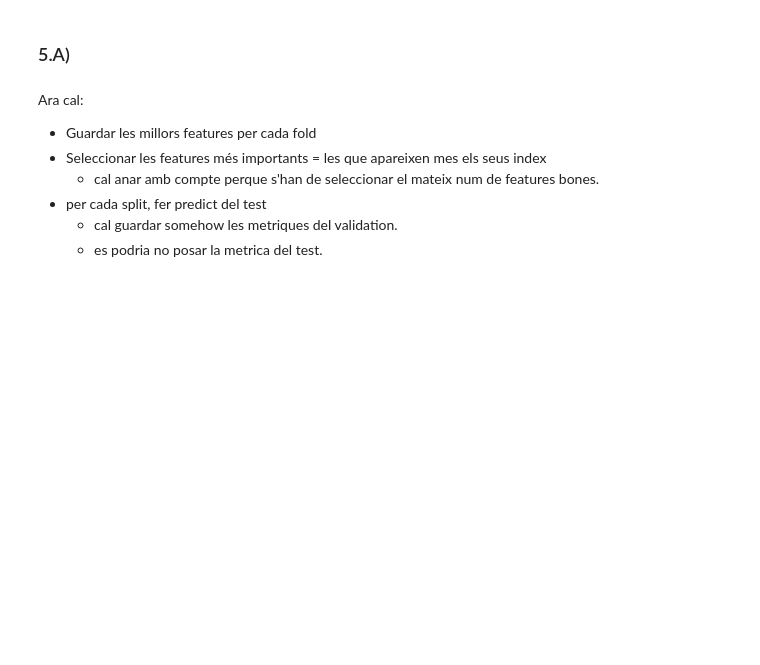
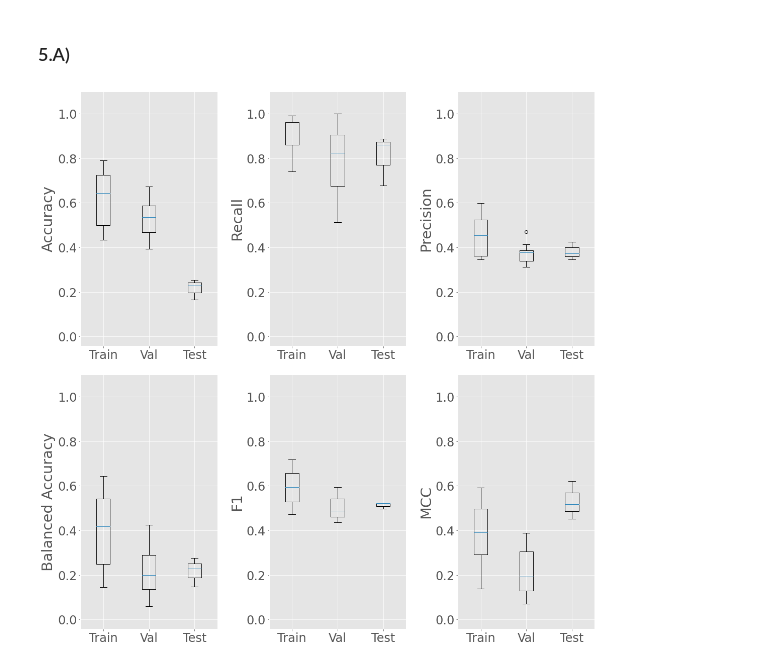
Before and after one commit to cescgina/drug_learning, a Jupyter notebook: drug_learning/2D_smaller_dataset/RDKit_Mordred_mix_small_dataset.ipynb, the cells around one changed output. Saved outputs shown, nothing was run; the diff lists cells and outputs as text; code cells hidden in the pictures; blank space fills up the shorter version.

```diff
--- a/drug_learning/2D_smaller_dataset/RDKit_Mordred_mix_small_dataset.ipynb
+++ b/drug_learning/2D_smaller_dataset/RDKit_Mordred_mix_small_dataset.ipynb
@@ -573,3 +624,7 @@ def plot_results_CV(MCCs_train, MCCs_val, accs_train, accs_val, recall_train, re
+# %%
+plot_results_split(MCCs_train_split, MCCs_val_split, accs_train_split, accs_val_split, recall_train_split, recall_val_split, precision_train_split, precision_val_split, F1_train_split, F1_val_split, balanced_acc_train_split, balanced_acc_val_split, MCCs_test_split, accs_test_split, recall_test_split, precision_test_split, F1_test_split, balanced_acc_test_split)
+# %% [output]
+[figure, added]
 # %%
 dataset_size = 500                  # training + validation sets
 train_size = int(0.75 * dataset_size)
@@ -588,13 +643,4 @@ L2 = 0.001
 
 np.random.seed(seed) # set a numpy seed
 rand_num = np.random.randint(10000, size=num_train_val_splits)
-# %% [markdown]
-Ara cal:
-
-- Guardar les millors features per cada fold
-- Seleccionar les features més importants = les que apareixen mes els seus index
-    - cal anar amb compte perque s'han de seleccionar el mateix num de features bones.
-- per cada split, fer predict del test
-    - cal guardar somehow les metriques del validation.
-    - es podria no posar la metrica del test.
 # %%
```
Also changed, not shown: parts of 31 cells of this notebook.
